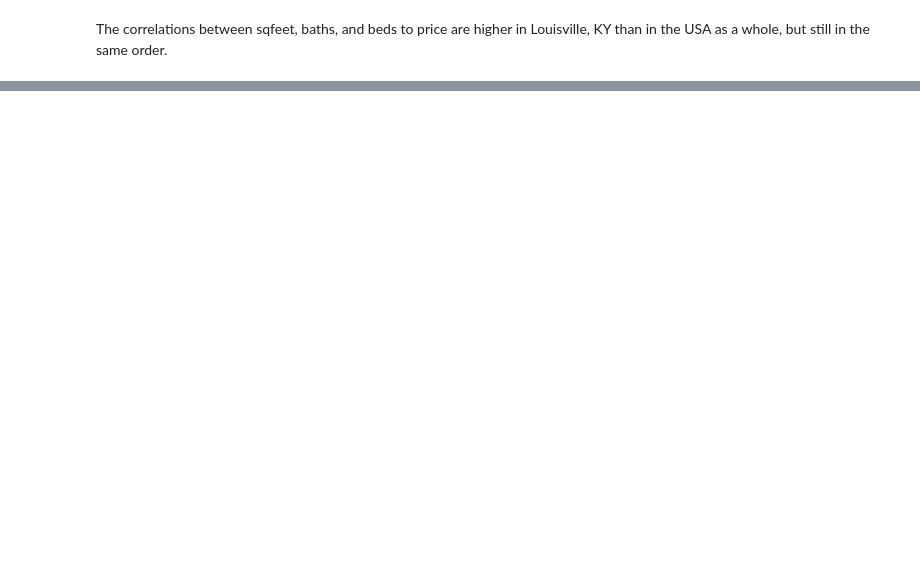
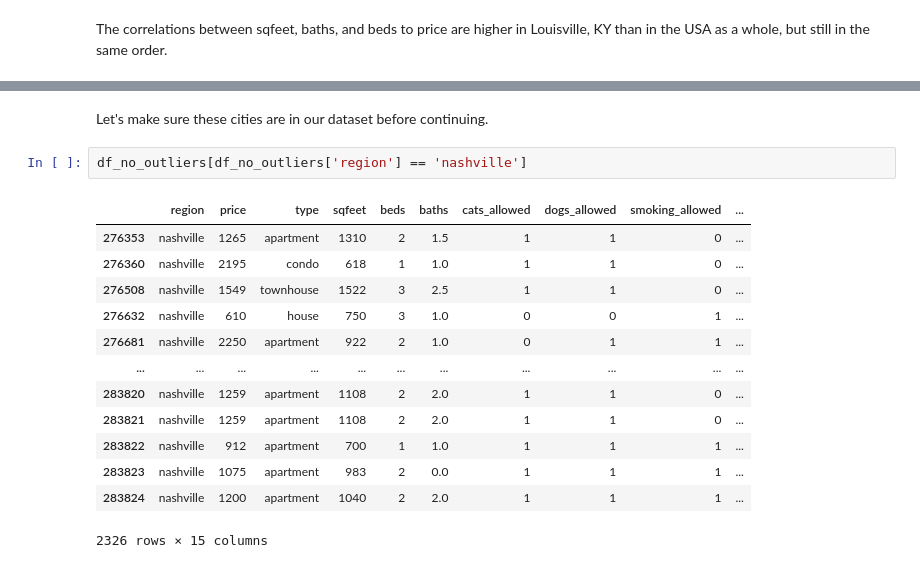
Before and after one commit to moferg/usa-housing-analysis, a Jupyter notebook: usa_housing_analysis.ipynb, the cells around one changed output, grey strips where cells are left out. Cells and saved outputs as stored; diff of their text form; blank space fills up the shorter version.

Commit message:
picked out four additional cities for analysis

```diff
--- a/usa_housing_analysis.ipynb
+++ b/usa_housing_analysis.ipynb
@@ -564,0 +575,18 @@ The correlations between sqfeet, baths, and beds to price are higher in Louisvil
+# %% [markdown]
+Let's make sure these cities are in our dataset before continuing.
+# %%
+df_no_outliers[df_no_outliers['region'] == 'nashville']
+# %% [output]
+|  | region | price | type | sqfeet | beds | baths | cats_allowed | dogs_allowed | smoking_allowed | ... |
+| 276353 | nashville | 1265 | apartment | 1310 | 2 | 1.5 | 1 | 1 | 0 | ... |
+| 276360 | nashville | 2195 | condo | 618 | 1 | 1.0 | 1 | 1 | 0 | ... |
+| 276508 | nashville | 1549 | townhouse | 1522 | 3 | 2.5 | 1 | 1 | 0 | ... |
+| 276632 | nashville | 610 | house | 750 | 3 | 1.0 | 0 | 0 | 1 | ... |
+| 276681 | nashville | 2250 | apartment | 922 | 2 | 1.0 | 0 | 1 | 1 | ... |
+| ... | ... | ... | ... | ... | ... | ... | ... | ... | ... | ... |
+| 283820 | nashville | 1259 | apartment | 1108 | 2 | 2.0 | 1 | 1 | 0 | ... |
+| 283821 | nashville | 1259 | apartment | 1108 | 2 | 2.0 | 1 | 1 | 0 | ... |
+| 283822 | nashville | 912 | apartment | 700 | 1 | 1.0 | 1 | 1 | 1 | ... |
+| 283823 | nashville | 1075 | apartment | 983 | 2 | 0.0 | 1 | 1 | 1 | ... |
+| 283824 | nashville | 1200 | apartment | 1040 | 2 | 2.0 | 1 | 1 | 1 | ... |
+2326 rows × 15 columns
```
Also changed, not shown: parts of 17 cells of this notebook.
